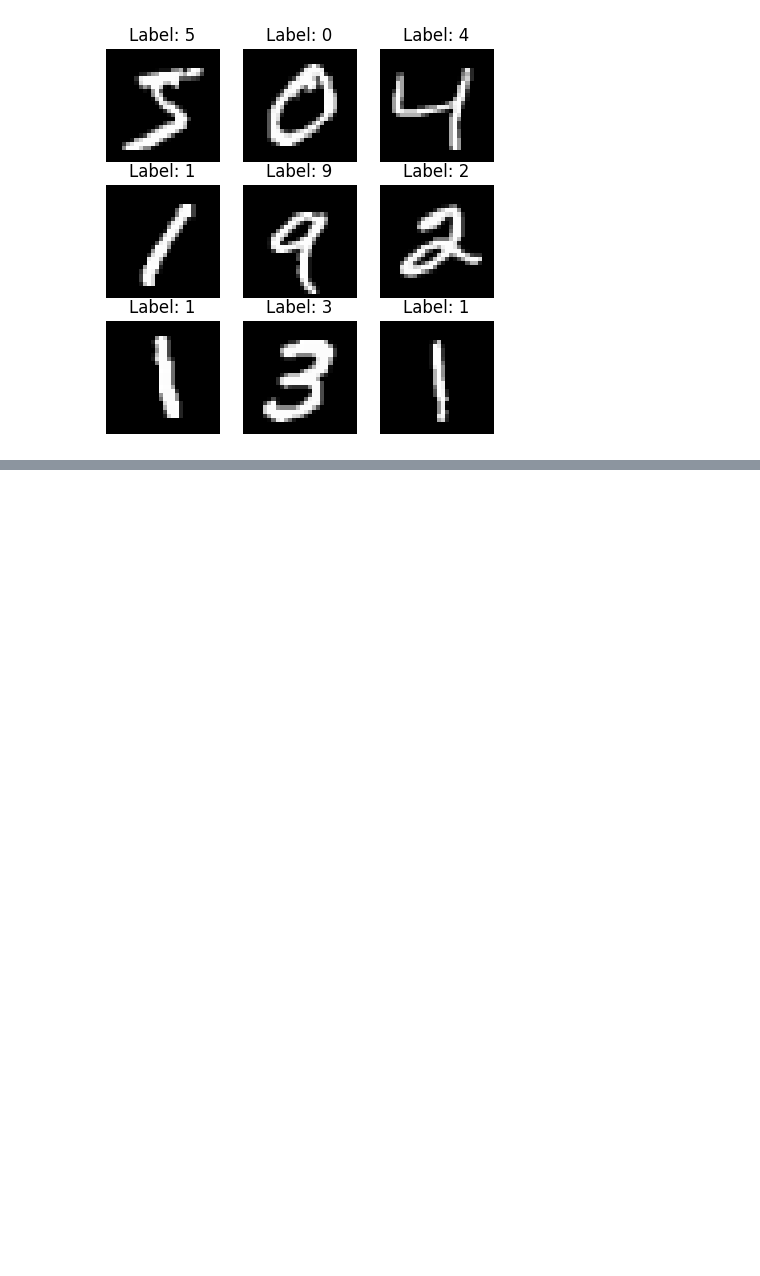
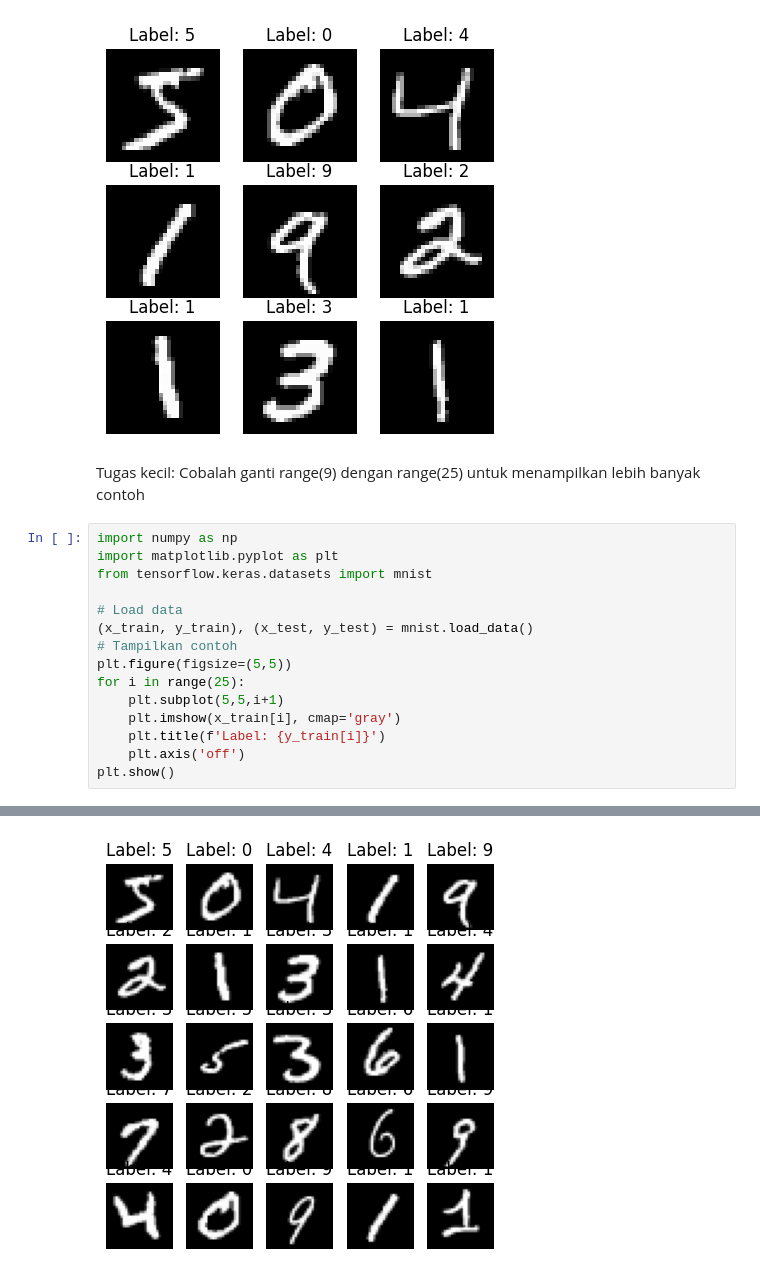
Before and after one commit to khansaintania/2025_VISI_KOMPUTER_TI2B, a Jupyter notebook: Jobsheet_02_Klasifikasi_Gambar_Visi_Komputer.ipynb, the cells around one changed output, grey strips where cells are left out. Saved outputs shown, nothing was run; the diff lists cells and outputs as text; blank space fills up the shorter version.

```diff
--- a/Jobsheet_02_Klasifikasi_Gambar_Visi_Komputer.ipynb
+++ b/Jobsheet_02_Klasifikasi_Gambar_Visi_Komputer.ipynb
@@ -19,3 +19,21 @@ for i in range(9):
 plt.show()
 # %% [output]
 [figure]
+# %% [markdown]
+Tugas kecil: Cobalah ganti range(9) dengan range(25) untuk menampilkan lebih banyak contoh
+# %%
+import numpy as np
+import matplotlib.pyplot as plt
+from tensorflow.keras.datasets import mnist
+
+# Load data
+(x_train, y_train), (x_test, y_test) = mnist.load_data()
+# Tampilkan contoh
+plt.figure(figsize=(5,5))
+for i in range(25):
+    plt.subplot(5,5,i+1)
+    plt.imshow(x_train[i], cmap='gray')
+    plt.title(f'Label: {y_train[i]}')
+    plt.axis('off')
+plt.show()
+# %% [output]
@@ -21,0 +42 @@ plt.show()
+[figure, added]
```
Also changed, not shown: parts of 11 cells of this notebook.
